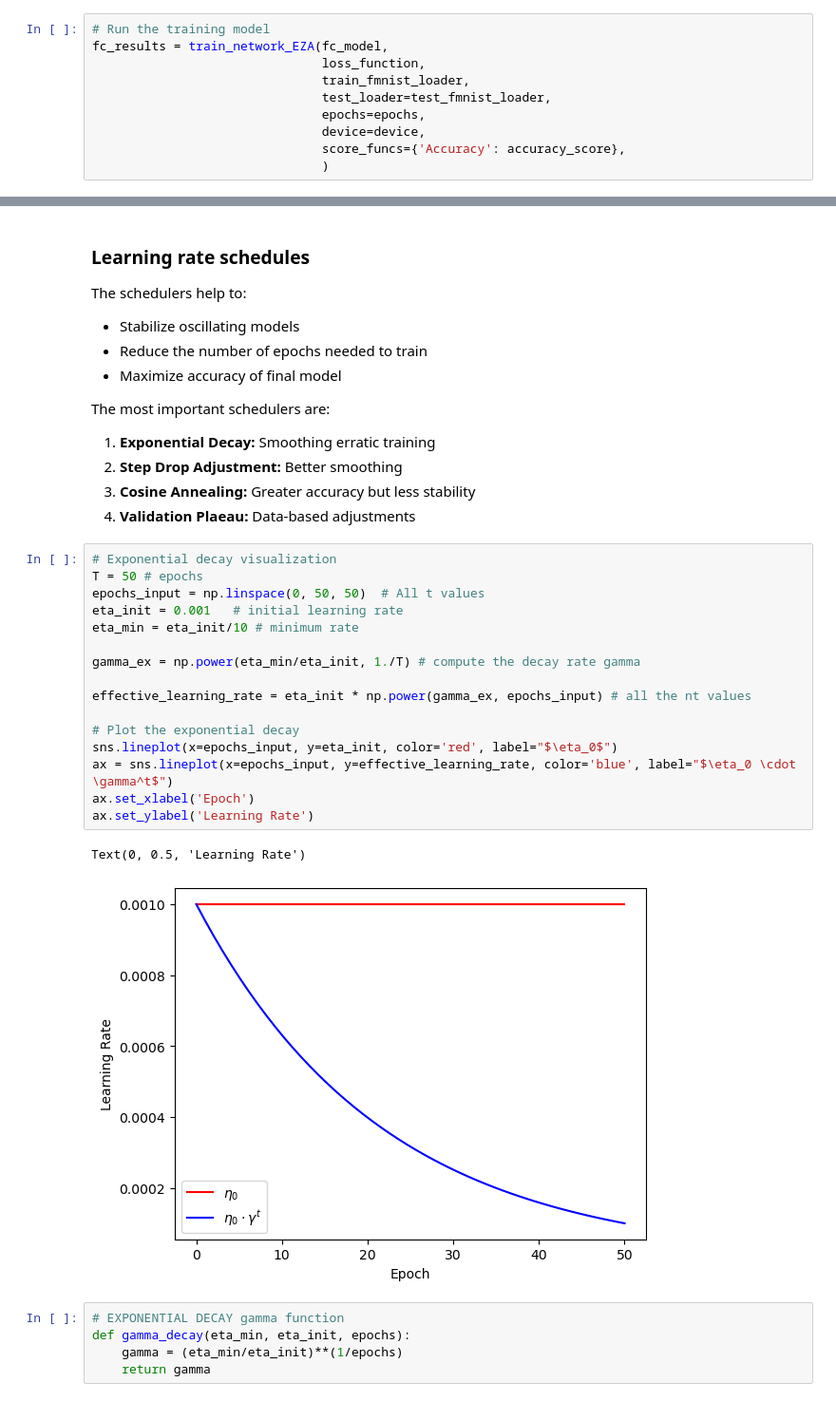
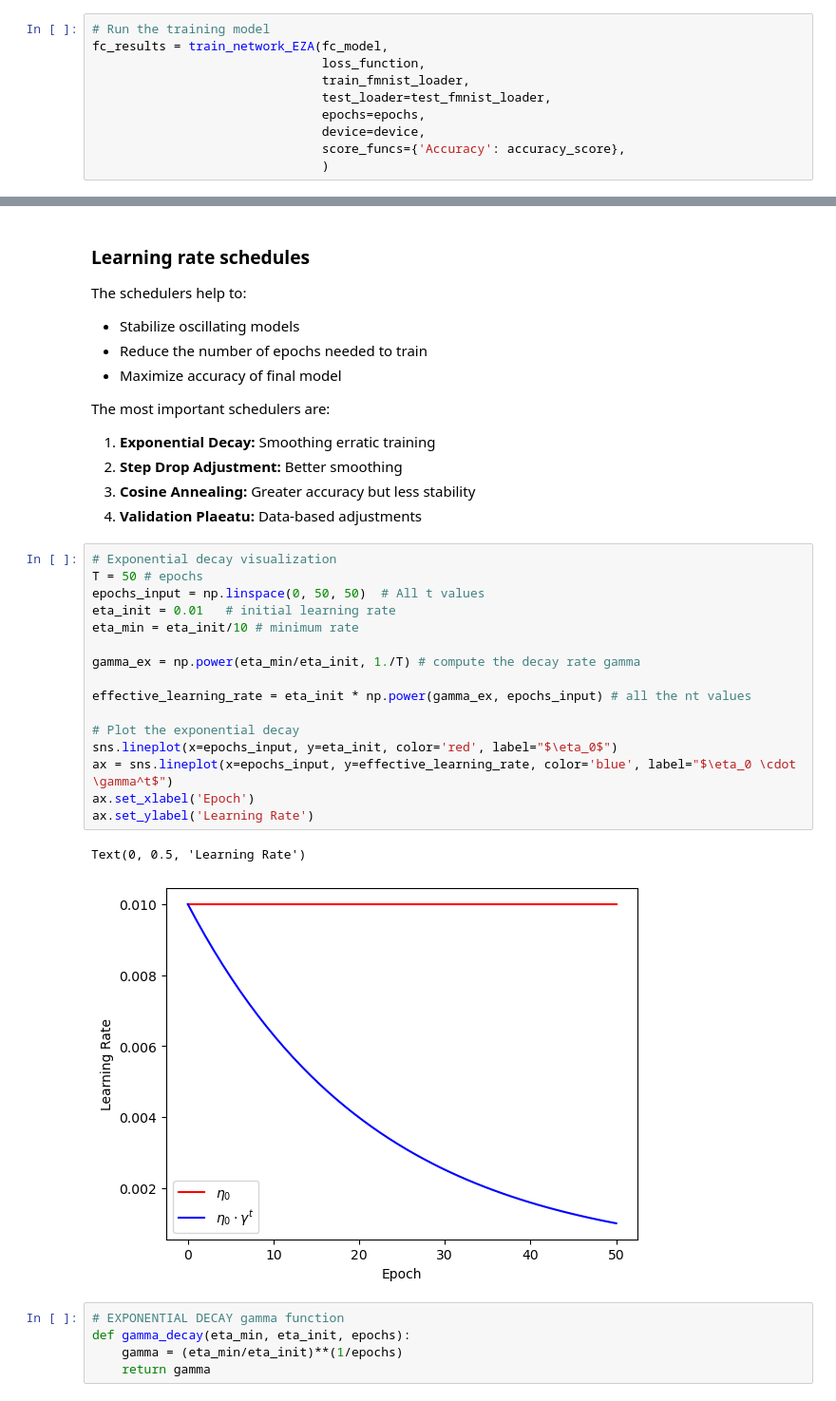
Before and after one commit to Efrazar/Bio-AI-foundations, a Jupyter notebook: Inside_Deep_Learning/05_Moder_training_techniques.ipynb, the cells around one changed output, grey strips where cells are left out. Shown at 95% size. Cells and saved outputs as stored; diff of their text form.

```diff
--- a/Inside_Deep_Learning/05_Moder_training_techniques.ipynb
+++ b/Inside_Deep_Learning/05_Moder_training_techniques.ipynb
@@ -123,26 +124,26 @@ The most important schedulers are:
 1. **Exponential Decay:** Smoothing erratic training
 2. **Step Drop Adjustment:** Better smoothing
 3. **Cosine Annealing:** Greater accuracy but less stability
-4. **Validation Plaeau:** Data-based adjustments
+4. **Validation Plaeatu:** Data-based adjustments
 # %%
 # Exponential decay visualization
 T = 50 # epochs
 epochs_input = np.linspace(0, 50, 50)  # All t values
-eta_init = 0.001   # initial learning rate
+eta_init = 0.01   # initial learning rate
 eta_min = eta_init/10 # minimum rate
 
 gamma_ex = np.power(eta_min/eta_init, 1./T) # compute the decay rate gamma
 
 effective_learning_rate = eta_init * np.power(gamma_ex, epochs_input) # all the nt values
 
 # Plot the exponential decay
 sns.lineplot(x=epochs_input, y=eta_init, color='red', label="$\eta_0$")
 ax = sns.lineplot(x=epochs_input, y=effective_learning_rate, color='blue', label="$\eta_0 \cdot \gamma^t$")
 ax.set_xlabel('Epoch')
 ax.set_ylabel('Learning Rate')
 # %% [output]
 Text(0, 0.5, 'Learning Rate')
-[figure, old version]
+[figure, new version]
 # %%
 # EXPONENTIAL DECAY gamma function
 def gamma_decay(eta_min, eta_init, epochs):
```
Also changed, not shown: parts of 16 cells of this notebook, 1 other file.
